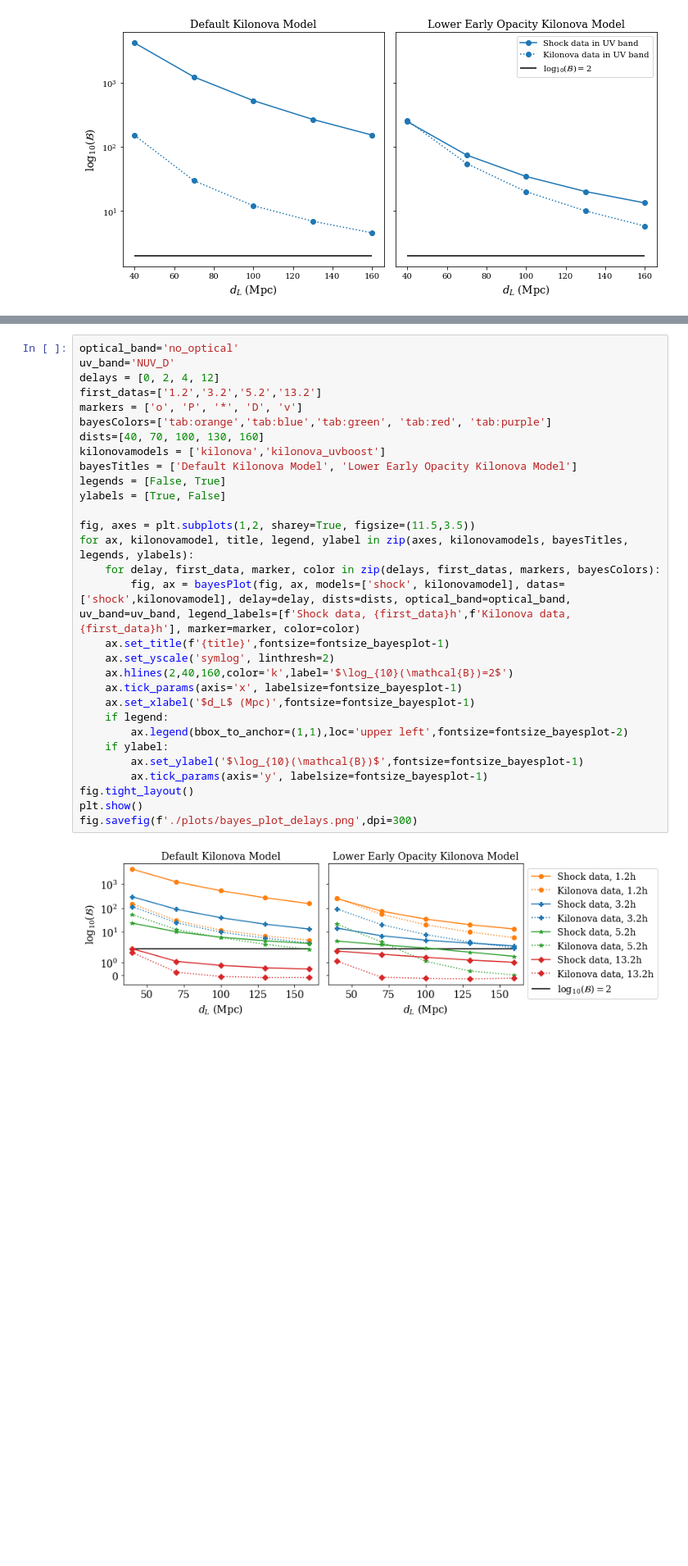
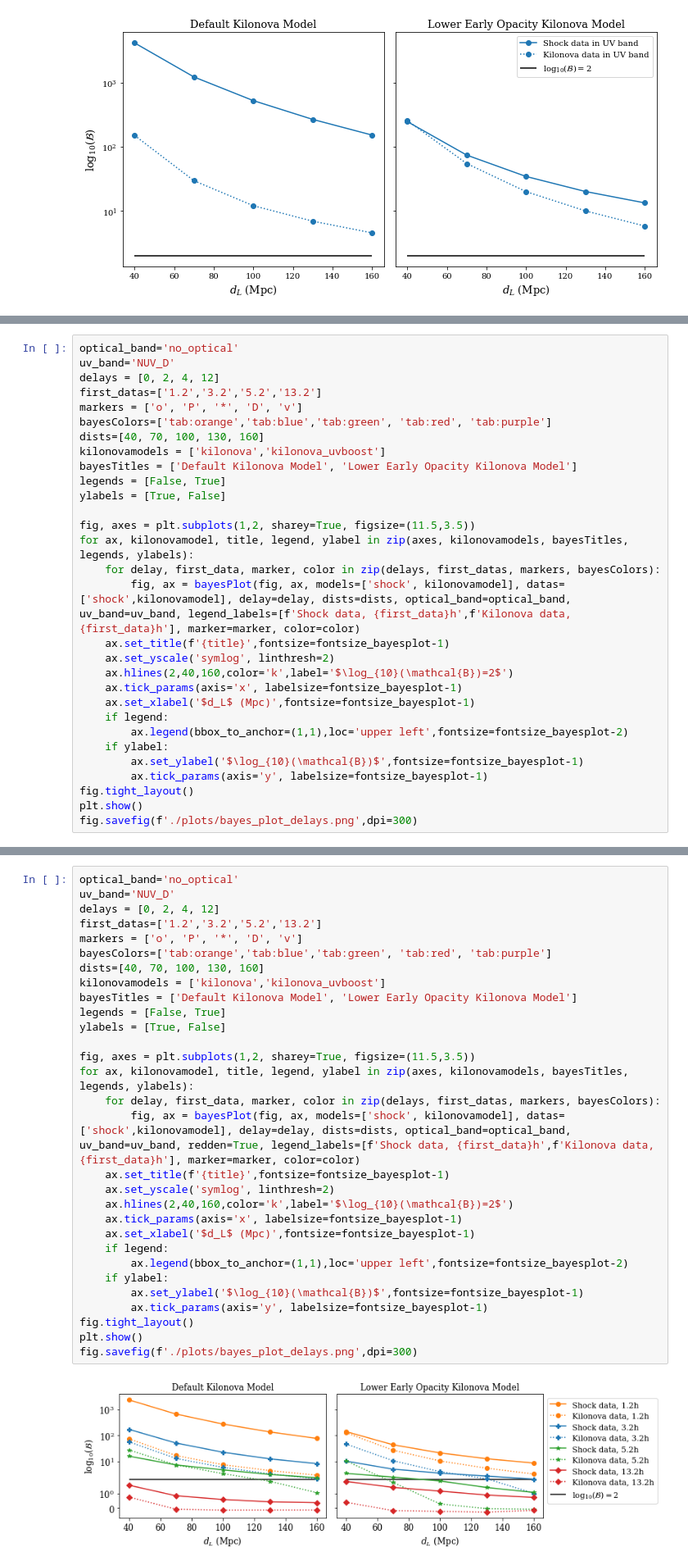
Before and after one commit to Basdorsman/kilonova-bayesian-analysis, a Jupyter notebook: post_processing/Evidence.ipynb, the cells around one changed output, grey strips where cells are left out. Shown at 82% size. Cells and saved outputs as stored; diff of their text form; blank space fills up the shorter version.

```diff
--- a/post_processing/Evidence.ipynb
+++ b/post_processing/Evidence.ipynb
@@ -391,0 +425,30 @@ fig.savefig(f'./plots/bayes_plot_bands.png',dpi=300)
+# %%
+optical_band='no_optical'
+uv_band='NUV_D'
+delays = [0, 2, 4, 12]
+first_datas=['1.2','3.2','5.2','13.2']
+markers = ['o', 'P', '*', 'D', 'v']
+bayesColors=['tab:orange','tab:blue','tab:green', 'tab:red', 'tab:purple']
+dists=[40, 70, 100, 130, 160]
+kilonovamodels = ['kilonova','kilonova_uvboost']
+bayesTitles = ['Default Kilonova Model', 'Lower Early Opacity Kilonova Model']
+legends = [False, True]
+ylabels = [True, False]
+
+fig, axes = plt.subplots(1,2, sharey=True, figsize=(11.5,3.5))
+for ax, kilonovamodel, title, legend, ylabel in zip(axes, kilonovamodels, bayesTitles, legends, ylabels):
+    for delay, first_data, marker, color in zip(delays, first_datas, markers, bayesColors):
+        fig, ax = bayesPlot(fig, ax, models=['shock', kilonovamodel], datas=['shock',kilonovamodel], delay=delay, dists=dists, optical_band=optical_band, uv_band=uv_band, legend_labels=[f'Shock data, {first_data}h',f'Kilonova data, {first_data}h'], marker=marker, color=color)
+    ax.set_title(f'{title}',fontsize=fontsize_bayesplot-1)
+    ax.set_yscale('symlog', linthresh=2)
+    ax.hlines(2,40,160,color='k',label='$\log_{10}(\mathcal{B})=2$')
+    ax.tick_params(axis='x', labelsize=fontsize_bayesplot-1)
+    ax.set_xlabel('$d_L$ (Mpc)',fontsize=fontsize_bayesplot-1)
+    if legend:
+        ax.legend(bbox_to_anchor=(1,1),loc='upper left',fontsize=fontsize_bayesplot-2)
+    if ylabel:
+        ax.set_ylabel('$\log_{10}(\mathcal{B})$',fontsize=fontsize_bayesplot-1)
+        ax.tick_params(axis='y', labelsize=fontsize_bayesplot-1)
+fig.tight_layout()
+plt.show()
+fig.savefig(f'./plots/bayes_plot_delays.png',dpi=300)
@@ -392,35 +458,35 @@ fig.savefig(f'./plots/bayes_plot_bands.png',dpi=300)
 # %%
 optical_band='no_optical'
 uv_band='NUV_D'
 delays = [0, 2, 4, 12]
 first_datas=['1.2','3.2','5.2','13.2']
 markers = ['o', 'P', '*', 'D', 'v']
 bayesColors=['tab:orange','tab:blue','tab:green', 'tab:red', 'tab:purple']
 dists=[40, 70, 100, 130, 160]
 kilonovamodels = ['kilonova','kilonova_uvboost']
 bayesTitles = ['Default Kilonova Model', 'Lower Early Opacity Kilonova Model']
 legends = [False, True]
 ylabels = [True, False]
 
 fig, axes = plt.subplots(1,2, sharey=True, figsize=(11.5,3.5))
 for ax, kilonovamodel, title, legend, ylabel in zip(axes, kilonovamodels, bayesTitles, legends, ylabels):
     for delay, first_data, marker, color in zip(delays, first_datas, markers, bayesColors):
-        fig, ax = bayesPlot(fig, ax, models=['shock', kilonovamodel], datas=['shock',kilonovamodel], delay=delay, dists=dists, optical_band=optical_band, uv_band=uv_band, legend_labels=[f'Shock data, {first_data}h',f'Kilonova data, {first_data}h'], marker=marker, color=color)
+        fig, ax = bayesPlot(fig, ax, models=['shock', kilonovamodel], datas=['shock',kilonovamodel], delay=delay, dists=dists, optical_band=optical_band, uv_band=uv_band, redden=True, legend_labels=[f'Shock data, {first_data}h',f'Kilonova data, {first_data}h'], marker=marker, color=color)
     ax.set_title(f'{title}',fontsize=fontsize_bayesplot-1)
     ax.set_yscale('symlog', linthresh=2)
     ax.hlines(2,40,160,color='k',label='$\log_{10}(\mathcal{B})=2$')
     ax.tick_params(axis='x', labelsize=fontsize_bayesplot-1)
     ax.set_xlabel('$d_L$ (Mpc)',fontsize=fontsize_bayesplot-1)
     if legend:
         ax.legend(bbox_to_anchor=(1,1),loc='upper left',fontsize=fontsize_bayesplot-2)
     if ylabel:
         ax.set_ylabel('$\log_{10}(\mathcal{B})$',fontsize=fontsize_bayesplot-1)
         ax.tick_params(axis='y', labelsize=fontsize_bayesplot-1)
 fig.tight_layout()
 plt.show()
 fig.savefig(f'./plots/bayes_plot_delays.png',dpi=300)
 # %% [output]
-[figure, old version]
+[figure, new version]
 # %% [markdown]
 ## Vertical
 # %%
```
Also changed, not shown: parts of 3 cells of this notebook, 9 other files.
